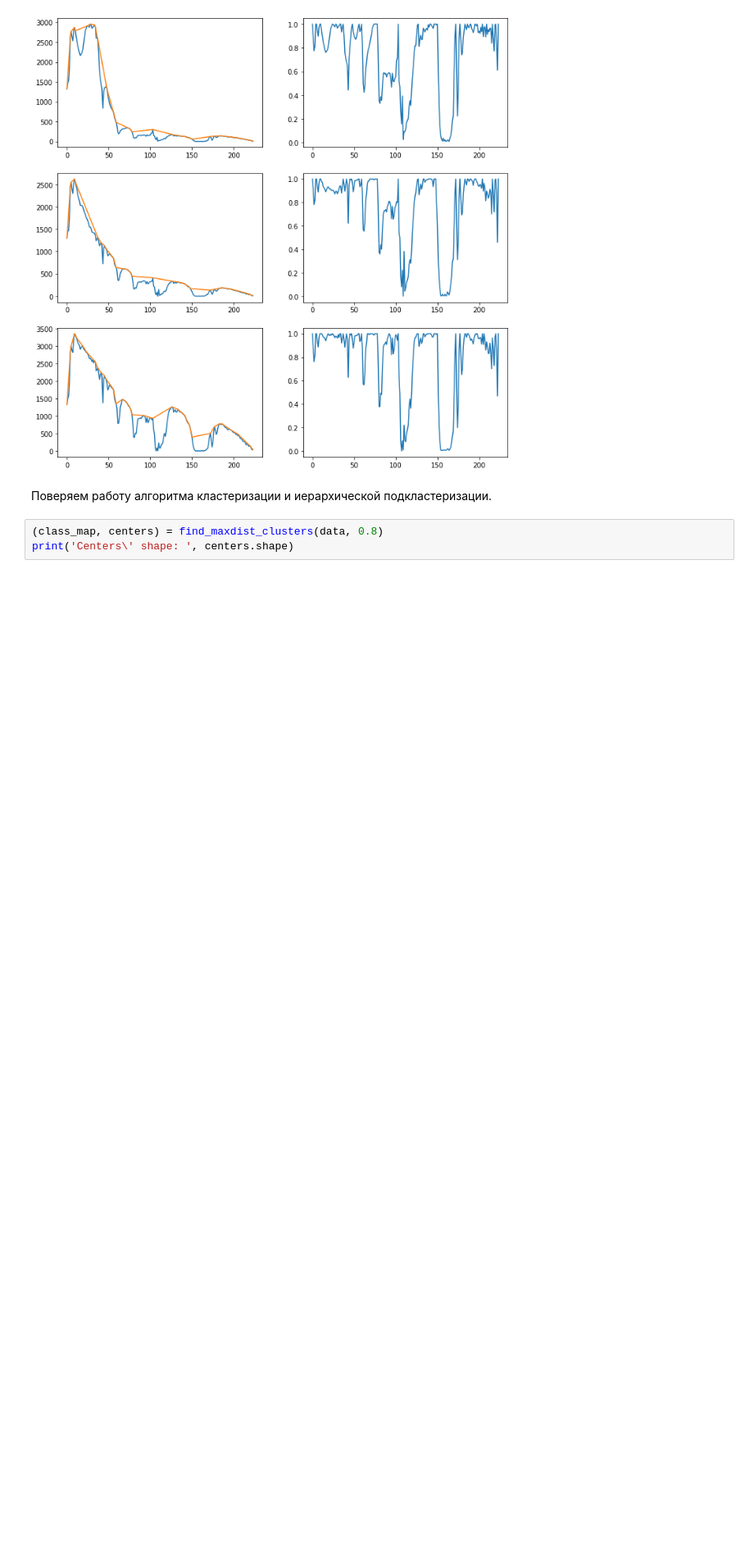
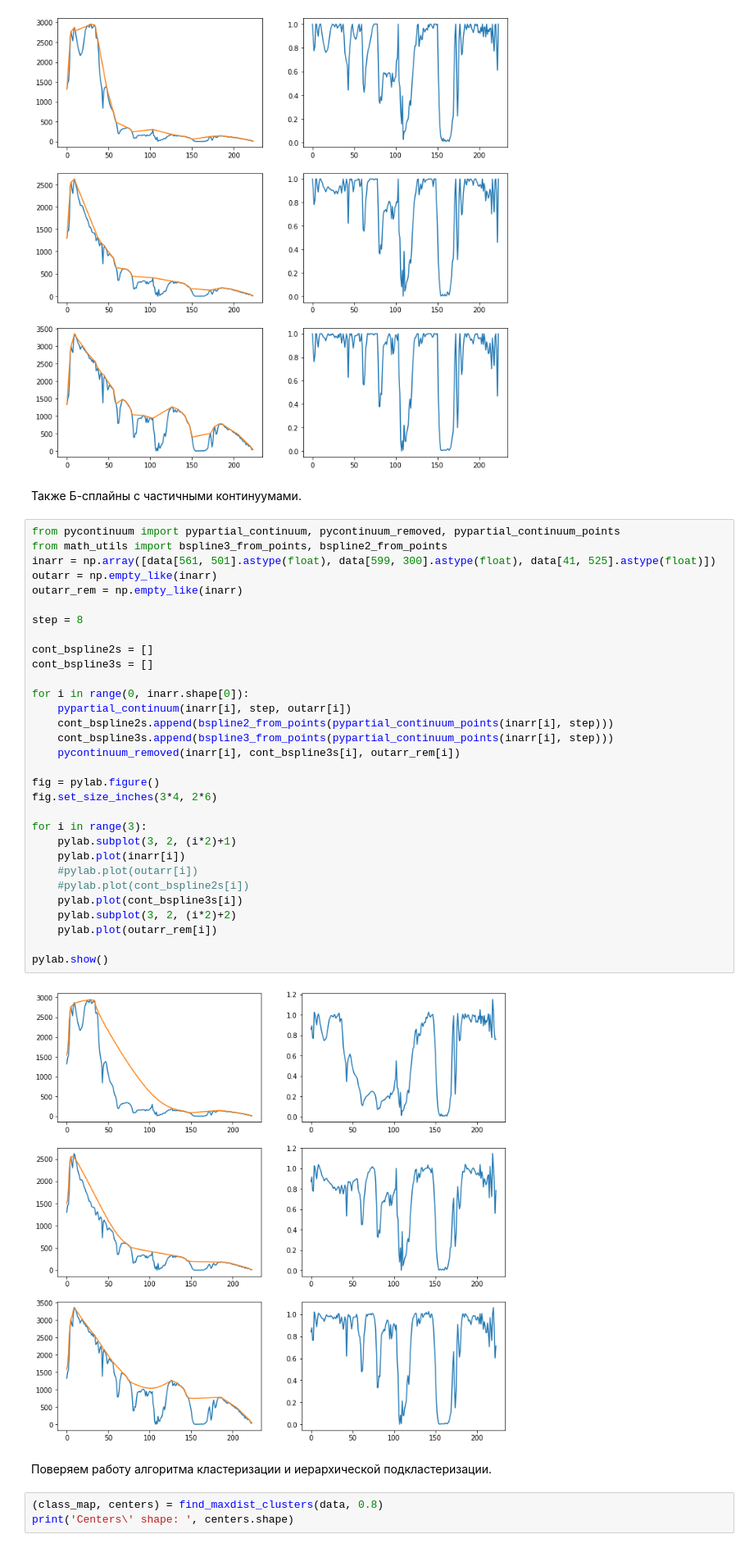
Before and after one commit to kormang/hyperspectralplayground, a Jupyter notebook: hyperspectral.ipynb, the cells around one changed output. Shown at 82% size. Cells and saved outputs as stored; diff of their text form; blank space fills up the shorter version.

Commit message:
Add partial continuum points

```diff
--- a/hyperspectral.ipynb
+++ b/hyperspectral.ipynb
@@ -253,6 +253,41 @@ for i in range(3):
 pylab.show()
 # %% [output]
 [figure]
+# %% [markdown]
+Также Б-сплайны с частичными континуумами.
+# %%
+from pycontinuum import pypartial_continuum, pycontinuum_removed, pypartial_continuum_points
+from math_utils import bspline3_from_points, bspline2_from_points
+inarr = np.array([data[561, 501].astype(float), data[599, 300].astype(float), data[41, 525].astype(float)])
+outarr = np.empty_like(inarr)
+outarr_rem = np.empty_like(inarr)
+
+step = 8
+
+cont_bspline2s = []
+cont_bspline3s = []
+
+for i in range(0, inarr.shape[0]):
+    pypartial_continuum(inarr[i], step, outarr[i])
+    cont_bspline2s.append(bspline2_from_points(pypartial_continuum_points(inarr[i], step)))
+    cont_bspline3s.append(bspline3_from_points(pypartial_continuum_points(inarr[i], step)))
+    pycontinuum_removed(inarr[i], cont_bspline3s[i], outarr_rem[i])
+
+fig = pylab.figure()
+fig.set_size_inches(3*4, 2*6)
+
+for i in range(3):
+    pylab.subplot(3, 2, (i*2)+1)
+    pylab.plot(inarr[i])
+    #pylab.plot(outarr[i])
+    #pylab.plot(cont_bspline2s[i])
+    pylab.plot(cont_bspline3s[i])
+    pylab.subplot(3, 2, (i*2)+2)
+    pylab.plot(outarr_rem[i])
+
+pylab.show()
+# %% [output]
+[figure, added]
 # %% [markdown]
 Поверяем работу алгоритма кластеризации и иерархической подкластеризации.
 # %%
```
Also changed, not shown: 1 other file.
